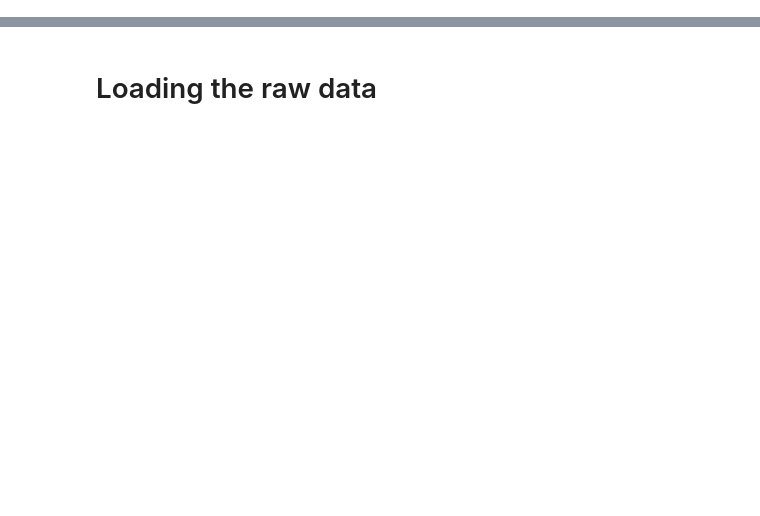
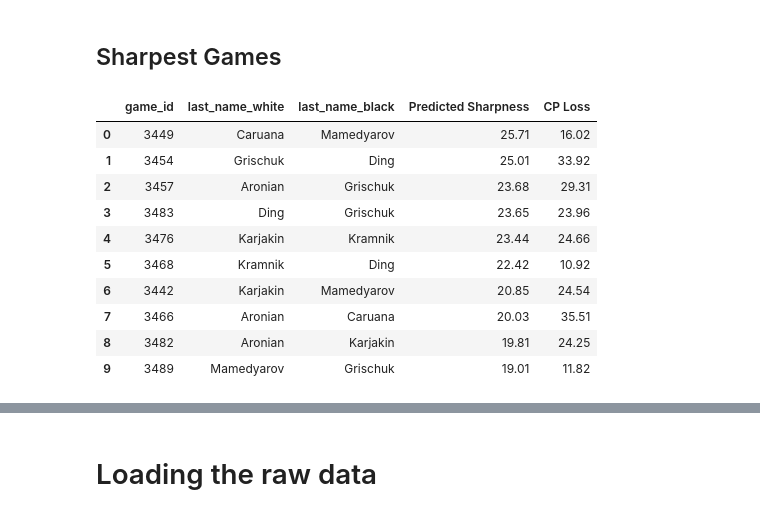
Before and after one commit to cgoldammer/chess-analysis, a Jupyter notebook: position_sharpness.ipynb, the cells around one changed output, grey strips where cells are left out. Saved outputs shown, nothing was run; the diff lists cells and outputs as text; code cells hidden in the pictures; blank space fills up the shorter version.

```diff
--- a/position_sharpness.ipynb
+++ b/position_sharpness.ipynb
@@ -12,0 +51,16 @@ As we have time, we aim to compare our new metric to the metric proposed in the
+# %% [markdown]
+## Sharpest Games
+# %%
+game_stats.head(10)
+# %% [output]
+|  | game_id | last_name_white | last_name_black | Predicted Sharpness | CP Loss |
+| 0 | 3449 | Caruana | Mamedyarov | 25.71 | 16.02 |
+| 1 | 3454 | Grischuk | Ding | 25.01 | 33.92 |
+| 2 | 3457 | Aronian | Grischuk | 23.68 | 29.31 |
+| 3 | 3483 | Ding | Grischuk | 23.65 | 23.96 |
+| 4 | 3476 | Karjakin | Kramnik | 23.44 | 24.66 |
+| 5 | 3468 | Kramnik | Ding | 22.42 | 10.92 |
+| 6 | 3442 | Karjakin | Mamedyarov | 20.85 | 24.54 |
+| 7 | 3466 | Aronian | Caruana | 20.03 | 35.51 |
+| 8 | 3482 | Aronian | Karjakin | 19.81 | 24.25 |
+| 9 | 3489 | Mamedyarov | Grischuk | 19.01 | 11.82 |
```
Also changed, not shown: parts of 97 cells of this notebook.
